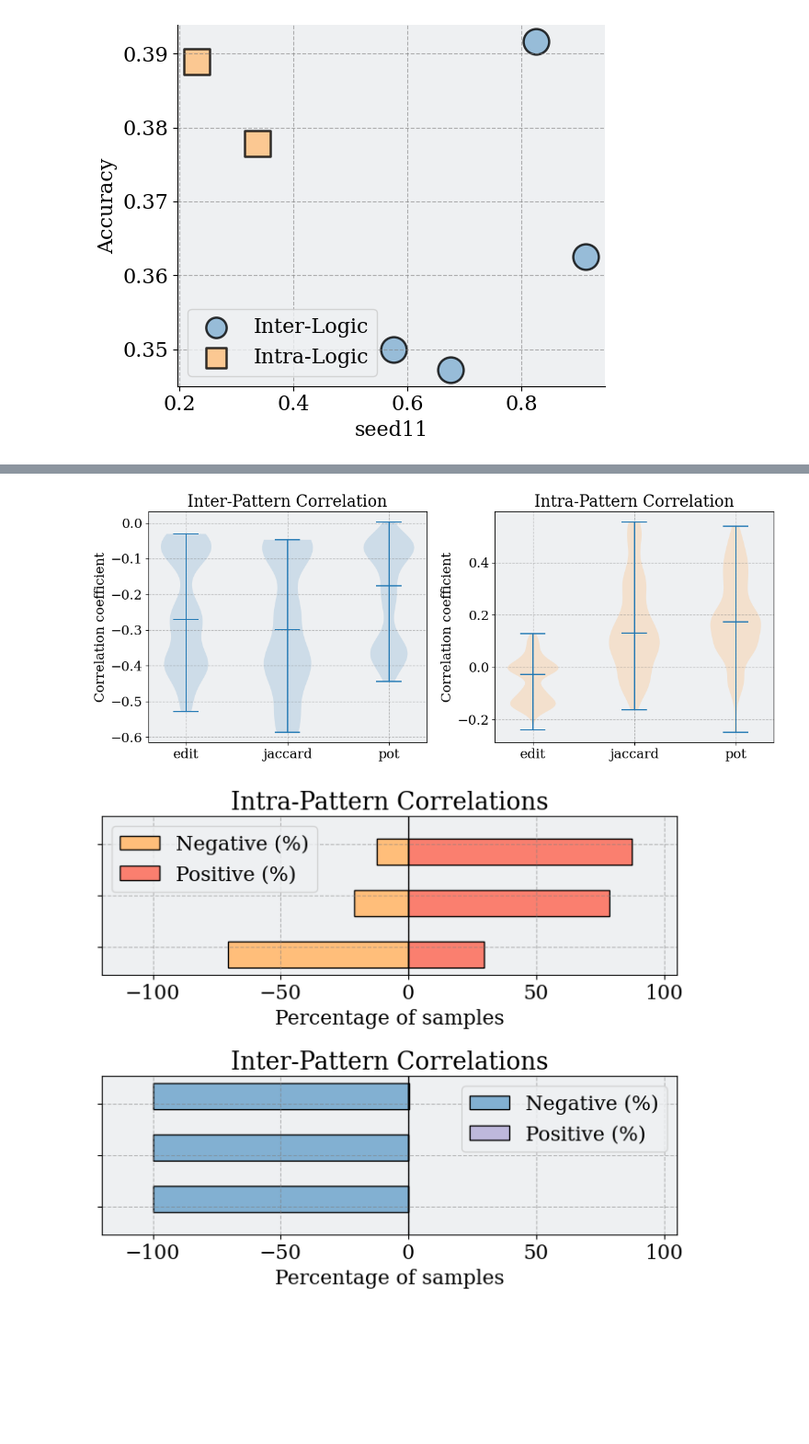
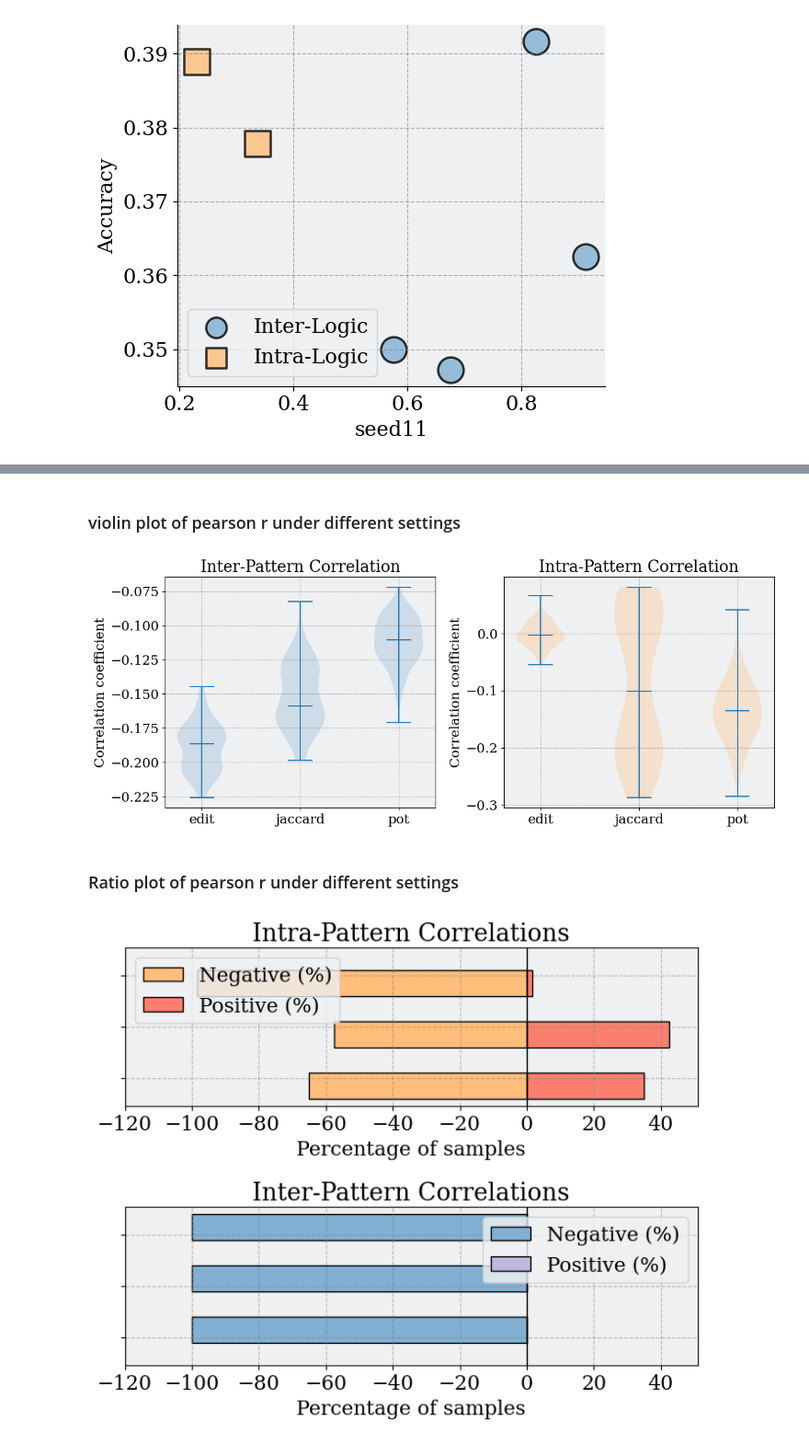
Before and after one commit to LzyFischer/ReasonEdit, a Jupyter notebook: src/preliminary/notebooks/plot_preliminary.ipynb, the cells around one changed output, grey strips where cells are left out. Shown at 92% size. Saved outputs shown, nothing was run; the diff lists cells and outputs as text; code cells hidden in the pictures; blank space fills up the shorter version.

```diff
--- a/src/preliminary/notebooks/plot_preliminary.ipynb
+++ b/src/preliminary/notebooks/plot_preliminary.ipynb
@@ -733,3 +737,5 @@ plt.show()
+# %% [markdown]
+### violin plot of pearson r under different settings
 # %%
 import pandas as pd
 import matplotlib.pyplot as plt
@@ -762,8 +768,8 @@ df = pd.read_csv("/scratch/vjd5zr/project/ReasonEdit/results/figures/correlation
 df = df.dropna(subset=["inter", "intra"])
 
 distances = sorted(df["distance"].unique())
-inter_data = [df[df["distance"] == d]["inter"] for d in distances]
-intra_data = [df[df["distance"] == d]["intra"] for d in distances]
+inter_data = [df[df["distance"] == d][df["figure"] == "scatter_acc"]["inter"] for d in distances]
+intra_data = [df[df["distance"] == d][df["figure"] == "scatter_acc"]["intra"] for d in distances]
 
 fig, axes = plt.subplots(1, 2, figsize=(12, 5))
 
@@ -791,11 +797,14 @@ for pc in axes[1].collections:
 plt.tight_layout()
 plt.show()
 # %% [output]
-[figure, old version]
+[figure, new version]
+# %% [markdown]
+### Ratio plot of pearson r under different settings
 # %%
 import pandas as pd
 import matplotlib.pyplot as plt
 from matplotlib import rcParams
+import numpy as np
 
 # ── 0. Matplotlib styling (unchanged) ────────────────────────────────────
 plt.rcParams.update({
@@ -826,7 +835,7 @@ df = df.dropna(subset=["inter", "intra"])
 # Compute ratios for each distance
 records = []
 for d in sorted(df["distance"].unique()):
-    sub = df[df["distance"] == d]
+    sub = df[df["distance"] == d][df["figure"] == "scatter_acc"]
     intra_vals = sub["intra"]
     inter_vals = sub["inter"]
 
@@ -849,31 +858,31 @@ inter_poss = [r[4] for r in records]
 
 y_pos = np.arange(len(distances))
 
 fig, axes = plt.subplots(2, 1, figsize=(7, 6), sharey=True)
 
 # Intra subplot
 axes[0].axvline(0, color='black', linewidth=1)
 axes[0].barh(y_pos - 0.15, intra_negs, height=0.5, color=(255/255, 190/255, 122/255), edgecolor='black', label="Negative (%)")
 axes[0].barh(y_pos - 0.15, intra_poss, height=0.5, color=(250/255, 127/255, 111/255), edgecolor='black', label="Positive (%)")
 axes[0].set_title("Intra-Pattern Correlations")
 axes[0].set_xlabel("Percentage of samples")
 axes[0].set_yticks(y_pos)
 axes[0].set_yticklabels(distances)
 axes[0].set_xlim(min(intra_negs + inter_negs) * 1.2, max(intra_poss + inter_poss) * 1.2)
 axes[0].legend()
 
 # Inter subplot
 axes[1].axvline(0, color='black', linewidth=1)
 axes[1].barh(y_pos + 0.15, inter_negs, height=0.5, color=(130/255, 176/255, 210/255), edgecolor='black', label="Negative (%)")
 axes[1].barh(y_pos + 0.15, inter_poss, height=0.5, color=(190/255, 184/255, 220/255), edgecolor='black', label="Positive (%)")
 axes[1].set_title("Inter-Pattern Correlations")
 axes[1].set_xlabel("Percentage of samples")
 axes[1].set_yticks(y_pos)
 axes[1].set_yticklabels([])  # shared y-axis on left subplot
 axes[1].set_xlim(min(intra_negs + inter_negs) * 1.2, max(intra_poss + inter_poss) * 1.2)
 axes[1].legend(loc="upper right")
 
 plt.tight_layout()
 plt.show()
 # %% [output]
-[figure, old version]
+[figure, new version]
```
Also changed, not shown: parts of 6 cells of this notebook, 35 other files.
